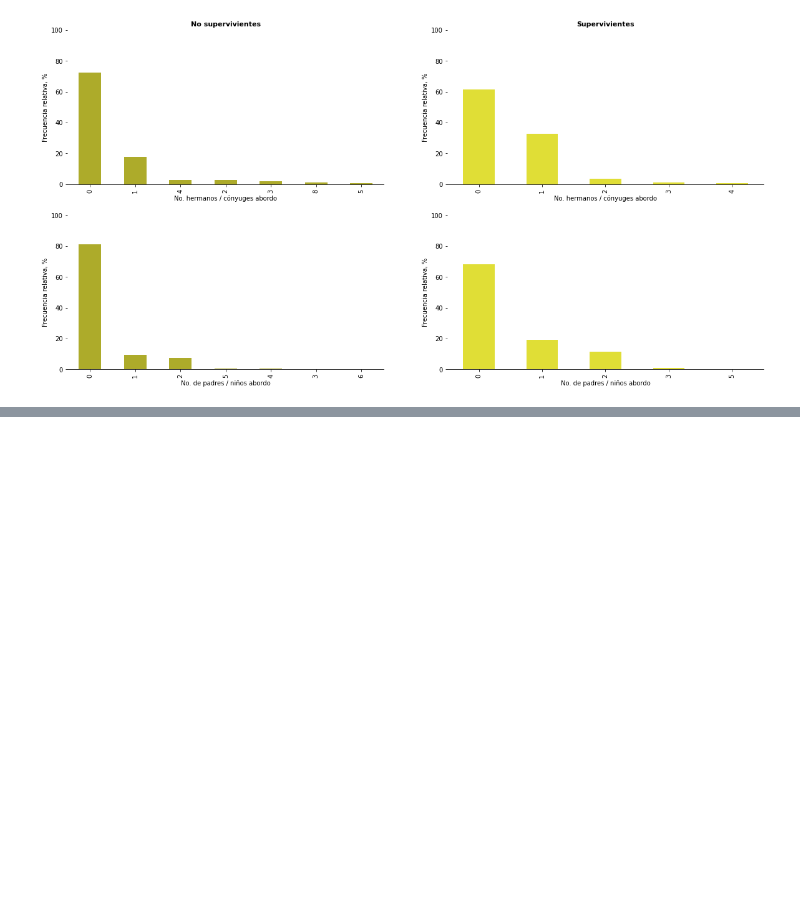
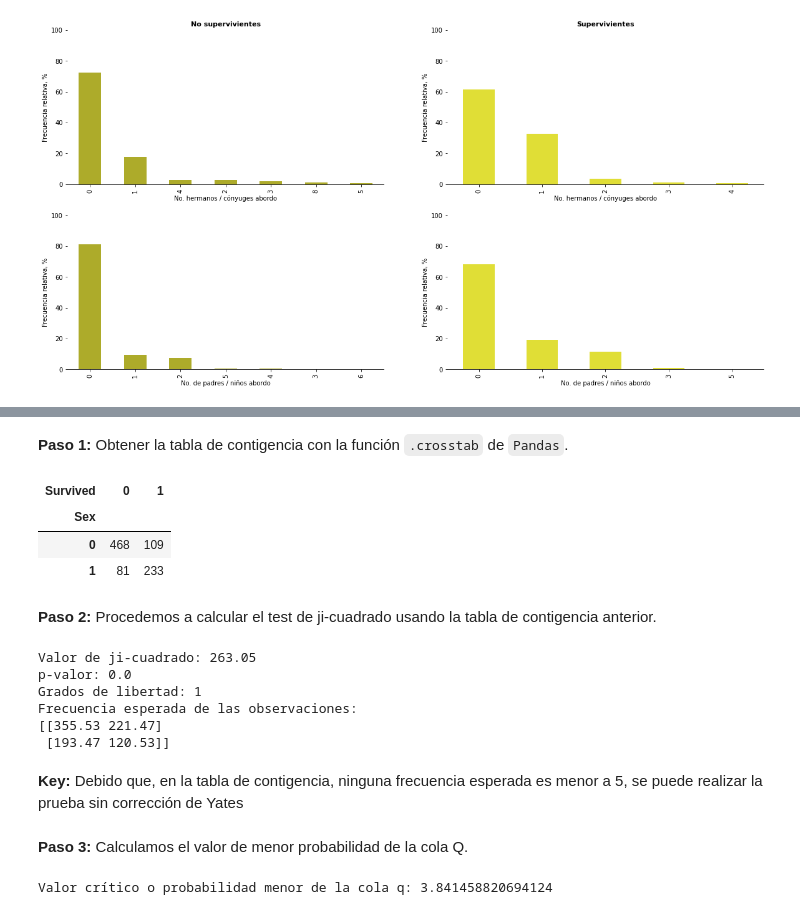
Before and after one commit to juancn95/saturdaysAI_titanic_challenge, a Jupyter notebook: SaturdaysAI_titanic_challenge.ipynb, the cells around one changed output, grey strips where cells are left out. Drawn from its saved outputs; the diff is of its cells as text; code cells hidden in the pictures; blank space fills up the shorter version.

```diff
--- a/SaturdaysAI_titanic_challenge.ipynb
+++ b/SaturdaysAI_titanic_challenge.ipynb
@@ -340,0 +331,39 @@ plt.show()
+# %% [markdown]
+**Paso 1:** Obtener la tabla de contigencia con la función `.crosstab` de `Pandas`.
+# %%
+contigency_tb = pd.crosstab(chi_sq.Sex , chi_sq.Survived)
+contigency_tb
+# %% [output]
+| Survived | 0 | 1 |
+| Sex |  |  |
+| 0 | 468 | 109 |
+| 1 | 81 | 233 |
+# %% [markdown]
+**Paso 2:** Procedemos a calcular el test de ji-cuadrado usando la tabla de contigencia anterior.
+# %%
+obs = contigency_tb.values # Observaciones
+
+#Chi2, p-valor, grados de libertad, frecuencia esperada
+chi_2, p, dof, ex = chi2_contingency(obs, correction=False)
+
+print('Valor de ji-cuadrado: {}'.format(round(chi_2, 2)))
+print('p-valor: {}'.format(round(p, 2)))
+print('Grados de libertad: {}'.format(dof))
+print('Frecuencia esperada de las observaciones: \n{}'.format(ex.round(2)))
+# %% [output]
+Valor de ji-cuadrado: 263.05
+p-valor: 0.0
+Grados de libertad: 1
+Frecuencia esperada de las observaciones:
+[[355.53 221.47]
+ [193.47 120.53]]
+# %% [markdown]
+**Key:** Debido que, en la tabla de contigencia, ninguna frecuencia esperada es menor a 5, se puede realizar la prueba sin corrección de Yates
+# %% [markdown]
+**Paso 3:** Calculamos el valor de menor probabilidad de la cola Q.
+# %%
+alpha = 0.05
+cv = chi2.ppf(q= 1 - alpha, df= dof)
+print('Valor crítico o probabilidad menor de la cola q:', cv)
+# %% [output]
+Valor crítico o probabilidad menor de la cola q: 3.841458820694124
```
Also changed, not shown: parts of 30 cells of this notebook.
